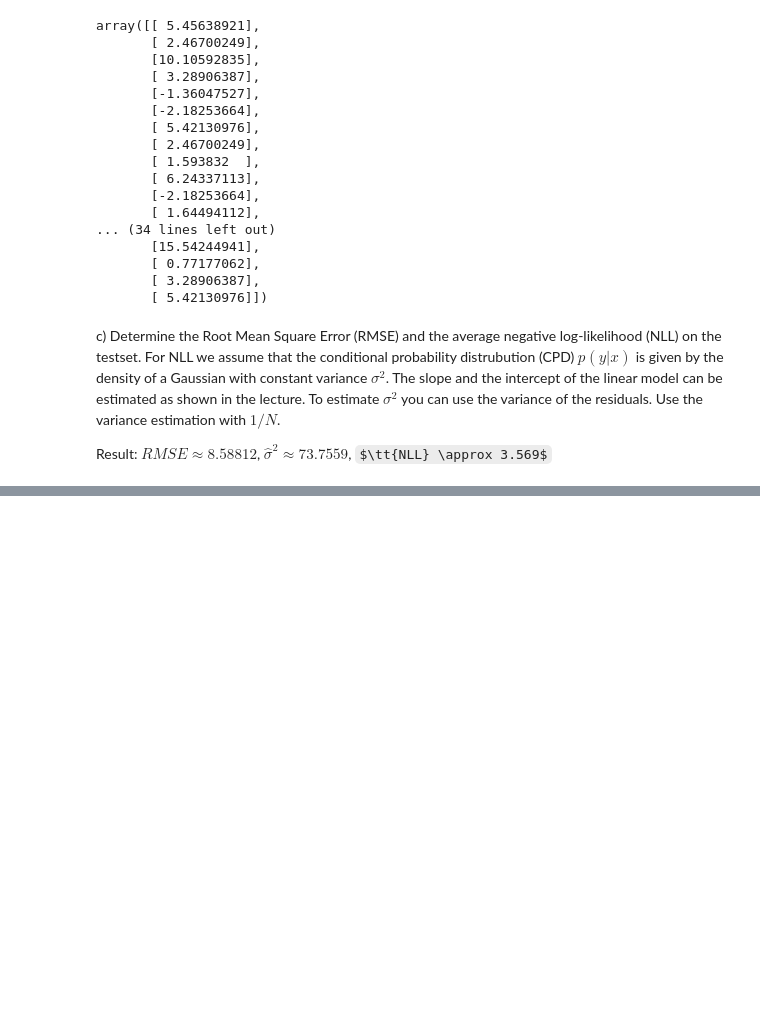
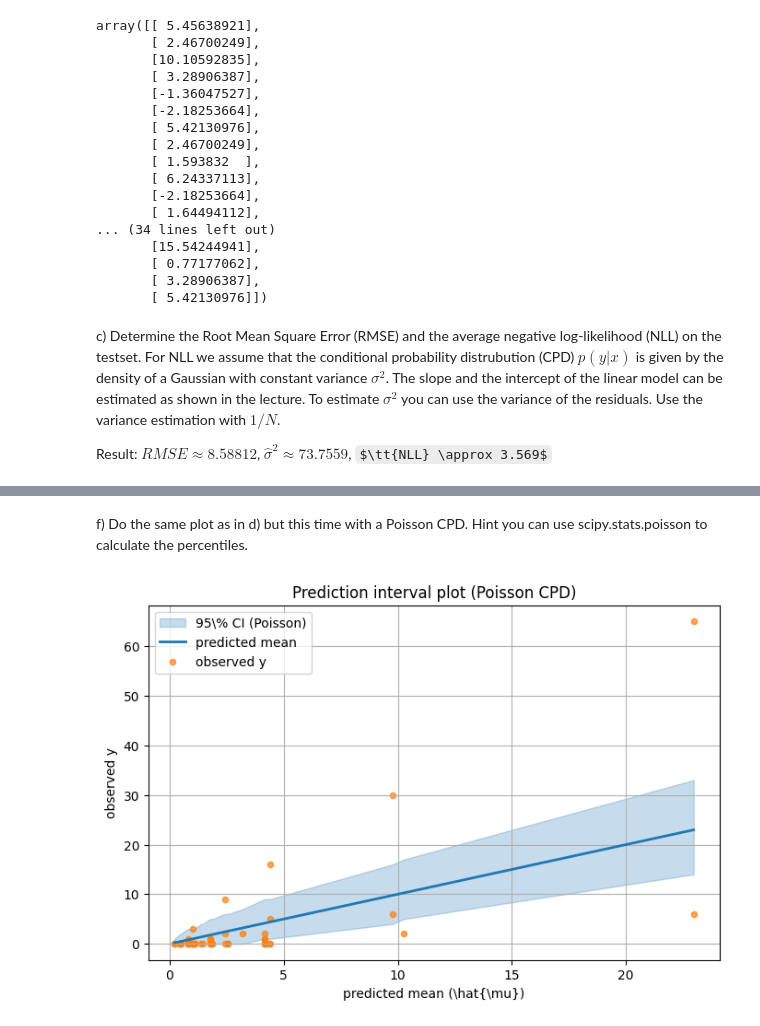
Before and after one commit to haasentimo/MachineLearning, a Jupyter notebook: Aufgabe2/Nummer1.ipynb, the cells around one changed output, grey strips where cells are left out. Drawn from its saved outputs; the diff is of its cells as text; code cells hidden in the pictures; some formulas as TeX source; blank space fills up the shorter version.

```diff
--- a/Aufgabe2/Nummer1.ipynb
+++ b/Aufgabe2/Nummer1.ipynb
@@ -130,0 +301,39 @@ Result: $ RMSE \approx 8.58812$, $\hat \sigma^2 \approx 73.7559$, $\tt{NLL} \app
+# %% [markdown]
+f) Do the same plot as in d) but this time with a Poisson CPD. Hint you can use scipy.stats.poisson to calculate the percentiles.
+# %%
+# python
+import numpy as np
+import matplotlib.pyplot as plt
+from scipy.stats import poisson
+
+# Erwartung: `beta` (gelerntes Parameter-Vektor) und `Xte`, `yte` sind im Notebook vorhanden.
+# Erstelle Design-Matrix für Testset (Intercept + Features)
+X_test = np.hstack([np.ones((Xte.shape[0], 1)), Xte])
+y_test = np.array(yte).flatten()
+
+# Predicted mean for Poisson: mu = exp(X beta)
+mu = np.exp(X_test @ beta)
+
+# 2.5% und 97.5% Perzentile der Poisson-Verteilung für jedes mu_i
+lower = poisson.ppf(0.025, mu)
+upper = poisson.ppf(0.975, mu)
+
+# Sortieren nach mu für sauberes Band
+idx = np.argsort(mu)
+mu_s = mu[idx]
+lower_s = lower[idx]
+upper_s = upper[idx]
+y_s = y_test[idx]
+
+plt.figure(figsize=(8,5))
+plt.fill_between(mu_s, lower_s, upper_s, color='C0', alpha=0.25, label='95\\% CI (Poisson)')
+plt.plot(mu_s, mu_s, color='C0', lw=2, label='predicted mean')
+plt.scatter(mu, y_test, s=20, color='C1', alpha=0.7, label='observed y')
+plt.xlabel('predicted mean (\\hat{\\mu})')
+plt.ylabel('observed y')
+plt.title('Prediction interval plot (Poisson CPD)')
+plt.legend()
+plt.grid(True)
+plt.show()
+# %% [output]
+[figure, added]
```
Also changed, not shown: parts of 9 cells of this notebook.
